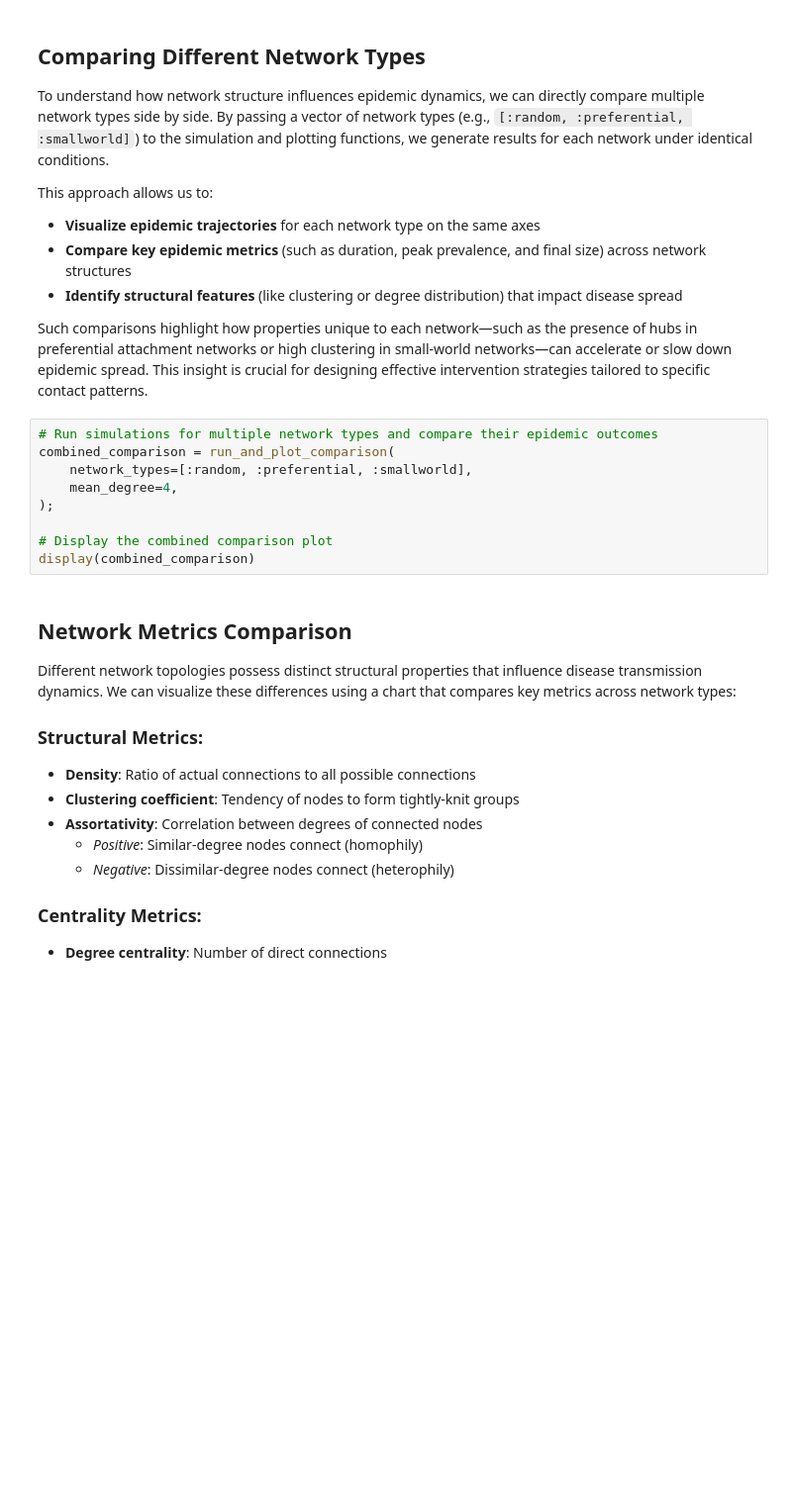
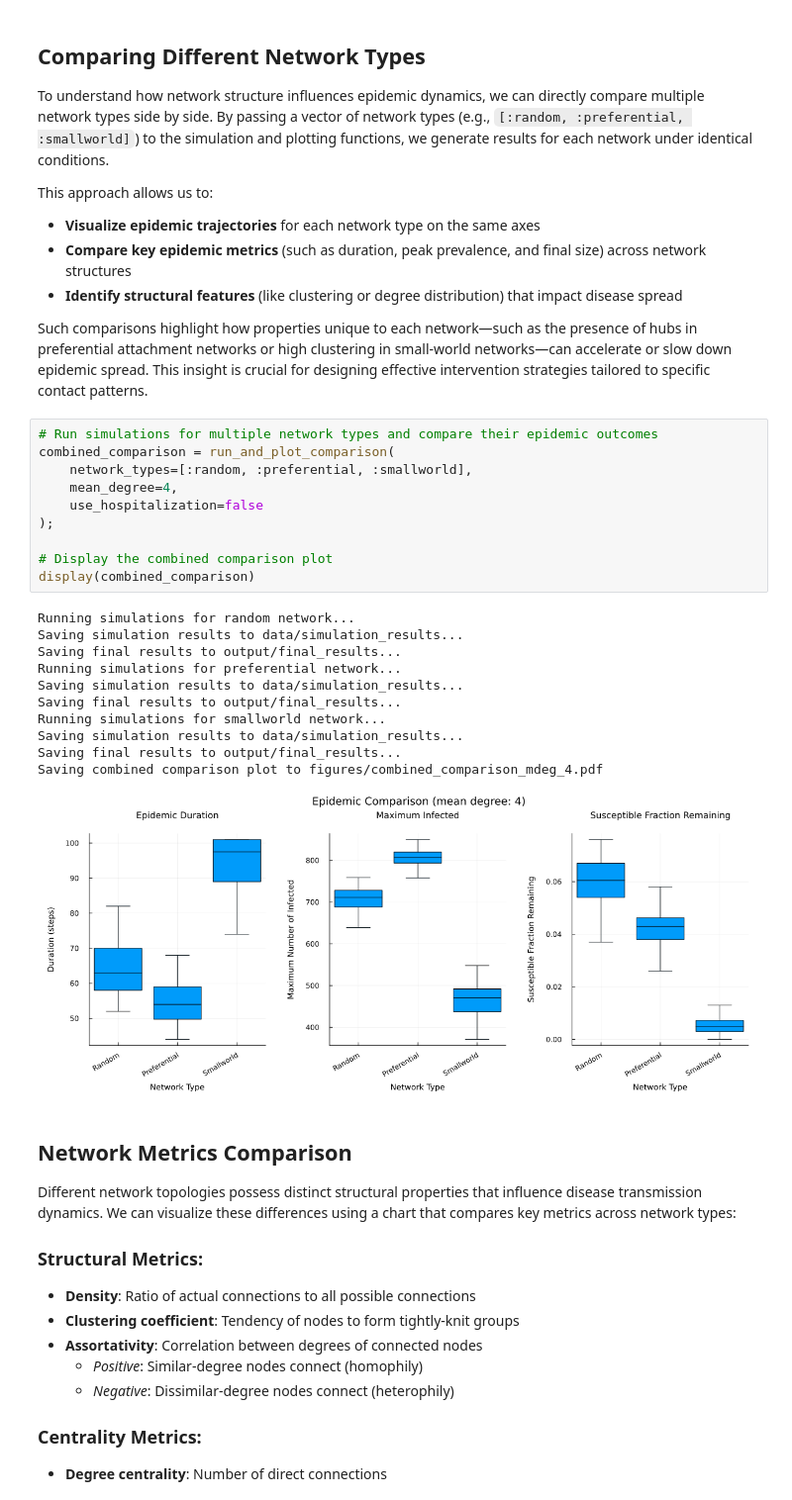
Before and after one commit to lstell21/espidam-tutorial-2026, a Jupyter notebook: Part1.ipynb, the cells around one changed output. Shown at 99% size. Drawn from its saved outputs; the diff is of its cells as text; blank space fills up the shorter version.

```diff
--- a/Part1.ipynb
+++ b/Part1.ipynb
@@ -299,12 +349,25 @@ Such comparisons highlight how properties unique to each network—such as the p
 # %%
 # Run simulations for multiple network types and compare their epidemic outcomes
 combined_comparison = run_and_plot_comparison(
     network_types=[:random, :preferential, :smallworld],
     mean_degree=4,
+    use_hospitalization=false
 );
 
 # Display the combined comparison plot
 display(combined_comparison)
+# %% [output]
+Running simulations for random network...
+Saving simulation results to data/simulation_results...
+Saving final results to output/final_results...
+Running simulations for preferential network...
+Saving simulation results to data/simulation_results...
+Saving final results to output/final_results...
+Running simulations for smallworld network...
+Saving simulation results to data/simulation_results...
+Saving final results to output/final_results...
+Saving combined comparison plot to figures/combined_comparison_mdeg_4.pdf
+[figure, added]
 # %% [markdown]
 ## Network Metrics Comparison
 
```
Also changed, not shown: parts of 13 cells of this notebook, 4 other files.
